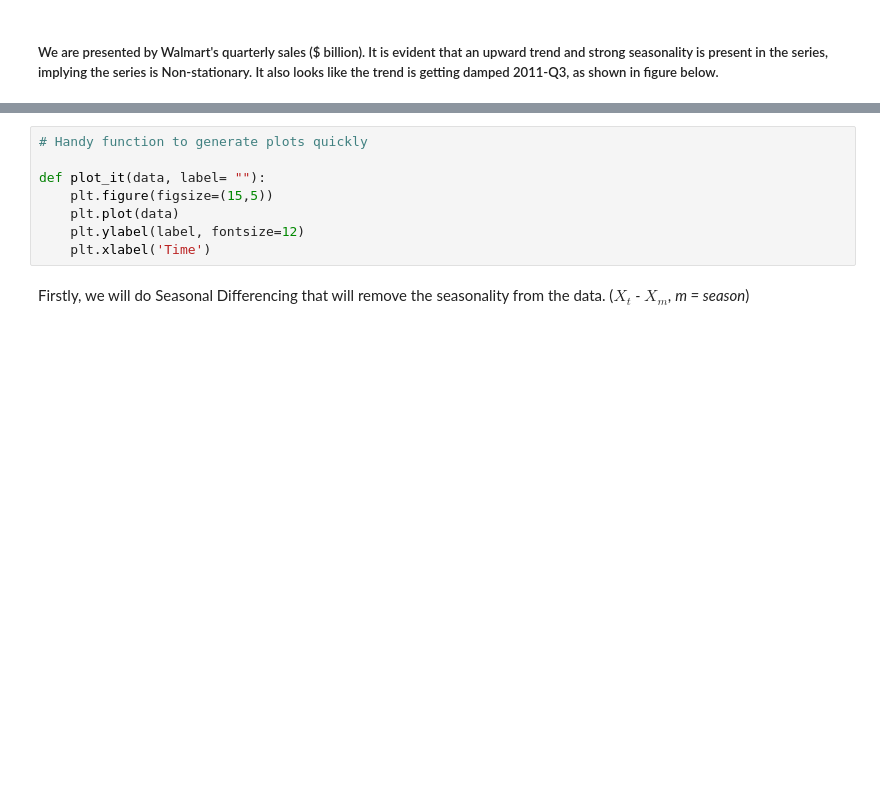
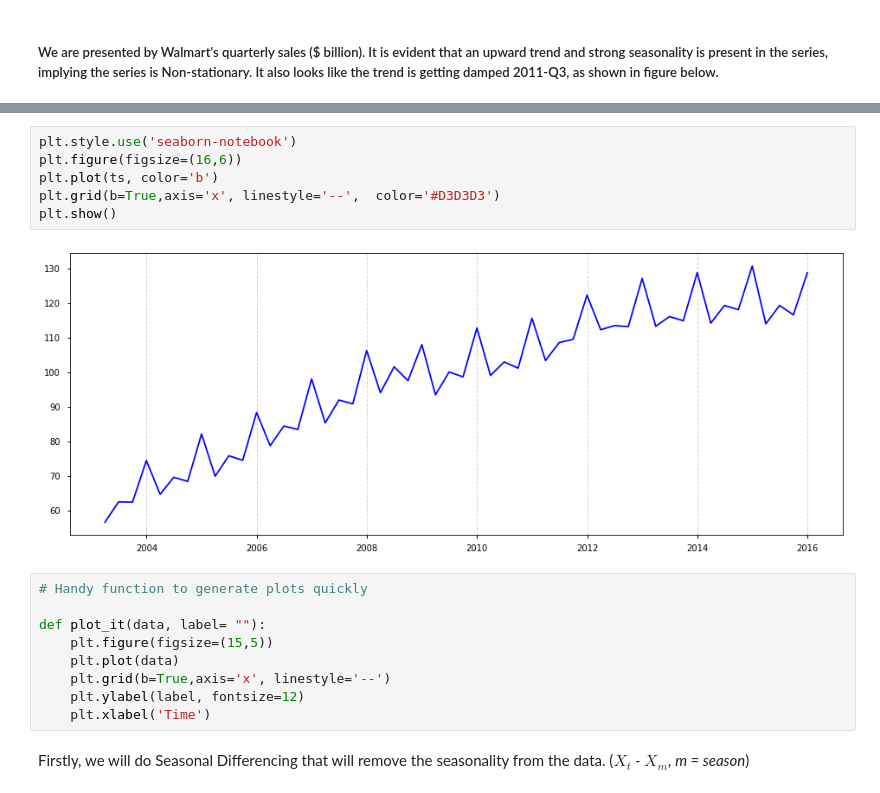
Before and after one commit to Vaibhavnath-Jha/ARIMA_Modelling, a Jupyter notebook: SARIMA.ipynb, the cells around one changed output, grey strips where cells are left out. Cells and saved outputs as stored; diff of their text form; blank space fills up the shorter version.

```diff
--- a/SARIMA.ipynb
+++ b/SARIMA.ipynb
@@ -43,9 +33,18 @@ fig.show()
+# %%
+plt.style.use('seaborn-notebook')
+plt.figure(figsize=(16,6))
+plt.plot(ts, color='b')
+plt.grid(b=True,axis='x', linestyle='--',  color='#D3D3D3')
+plt.show()
+# %% [output]
+[figure, added]
 # %%
 # Handy function to generate plots quickly
 
 def plot_it(data, label= ""):
     plt.figure(figsize=(15,5))
     plt.plot(data)
+    plt.grid(b=True,axis='x', linestyle='--')
     plt.ylabel(label, fontsize=12)
     plt.xlabel('Time')
 # %% [markdown]
```
Also changed, not shown: parts of 12 cells of this notebook, 5 other files.
